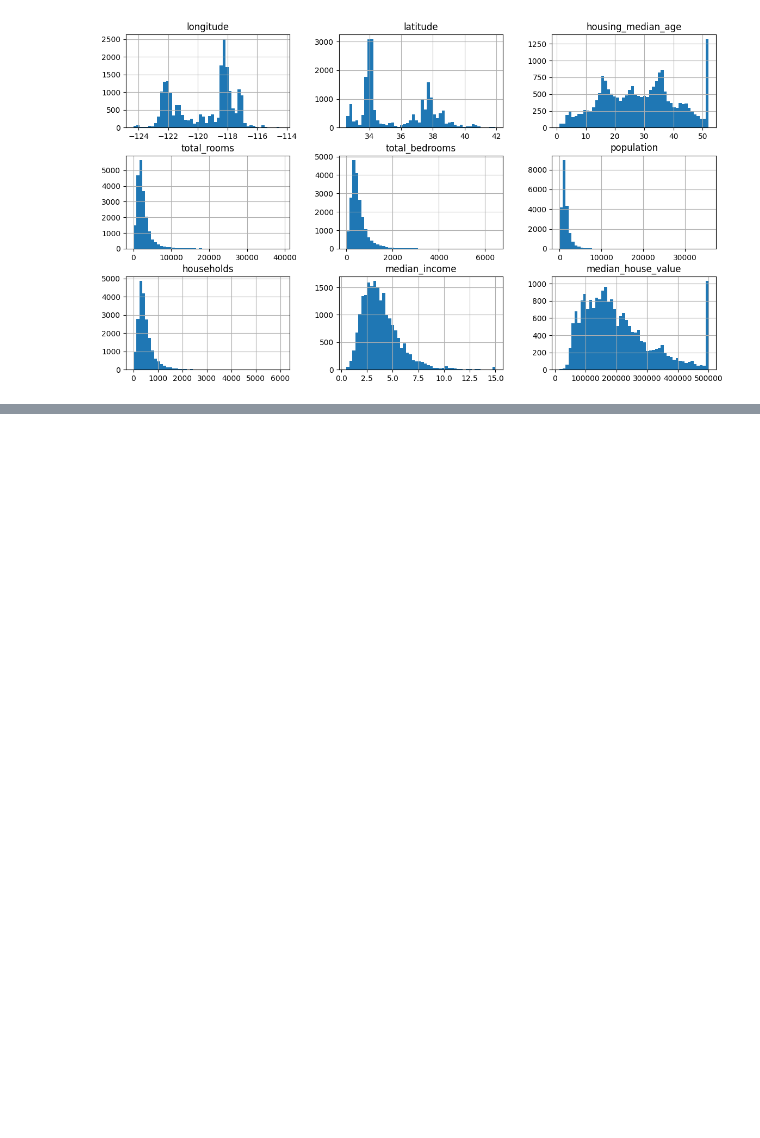
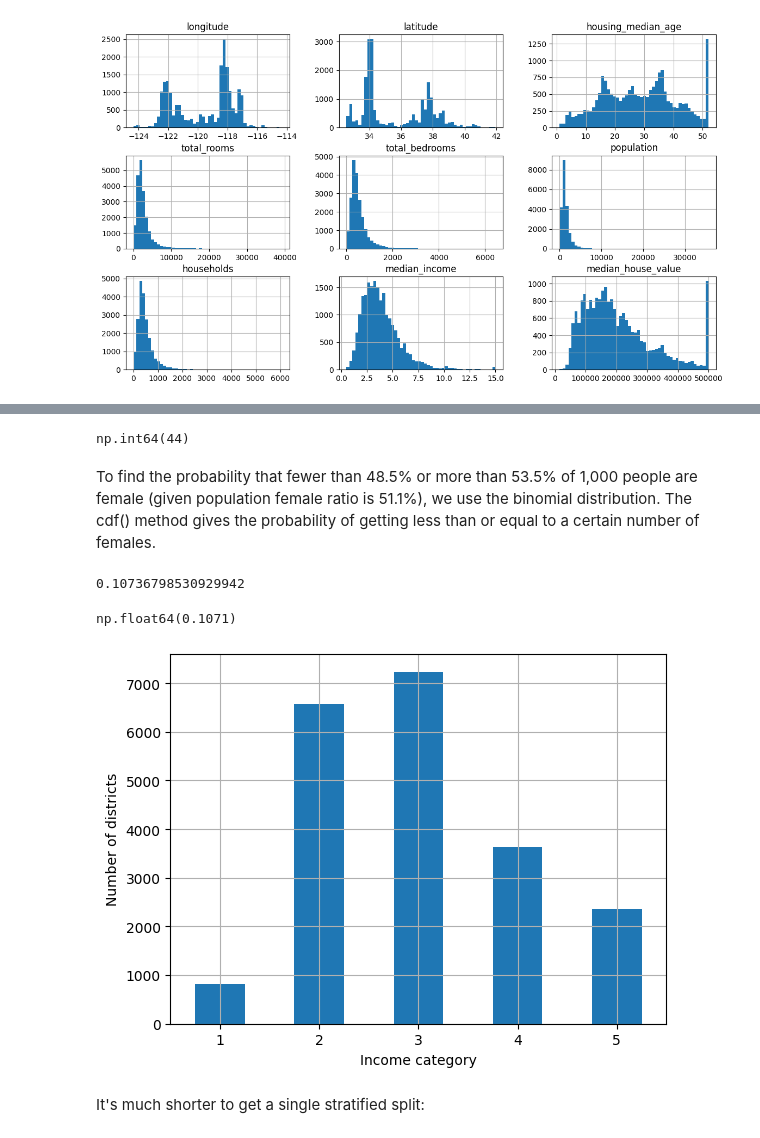
Before and after one commit to ashanviii/Median-Housing-Price, a Jupyter notebook: Median_Housing_Price.ipynb, the cells around one changed output, grey strips where cells are left out. Saved outputs shown, nothing was run; the diff lists cells and outputs as text; code cells hidden in the pictures; blank space fills up the shorter version.

```diff
--- a/Median_Housing_Price.ipynb
+++ b/Median_Housing_Price.ipynb
@@ -85,0 +128,38 @@ plt.show()
+# %%
+test_set["total_bedrooms"].isnull().sum()
+# %% [output]
+np.int64(44)
+# %% [markdown]
+To find the probability that fewer than 48.5% or more than 53.5% of 1,000 people are female (given population female ratio is 51.1%), we use the binomial distribution. The cdf() method gives the probability of getting less than or equal to a certain number of females.
+# %%
+# extra code – shows how to compute the 10.7% proba of getting a bad sample
+
+from scipy.stats import binom
+
+sample_size = 1000
+ratio_female = 0.511
+proba_too_small = binom(sample_size, ratio_female).cdf(485 - 1)
+proba_too_large = 1 - binom(sample_size, ratio_female).cdf(535)
+print(proba_too_small + proba_too_large)
+# %% [output]
+0.10736798530929942
+# %%
+# extra code – shows another way to estimate the probability of bad sample
+
+np.random.seed(42)
+
+samples = (np.random.rand(100_000, sample_size) < ratio_female).sum(axis=1)
+((samples < 485) | (samples > 535)).mean()
+# %% [output]
+np.float64(0.1071)
+# %%
+housing["income_cat"] = pd.cut(housing["median_income"],
+                               bins=[0., 1.5, 3.0, 4.5, 6., np.inf],
+                               labels=[1, 2, 3, 4, 5])
+# %%
+housing["income_cat"].value_counts().sort_index().plot.bar(rot=0, grid=True)
+plt.xlabel("Income category")
+plt.ylabel("Number of districts")
+plt.show()
+# %% [output]
+[figure, added]
@@ -85,0 +175,2 @@ plt.show()
+# %% [markdown]
+It's much shorter to get a single stratified split:
```
Also changed, not shown: parts of 20 cells of this notebook.
